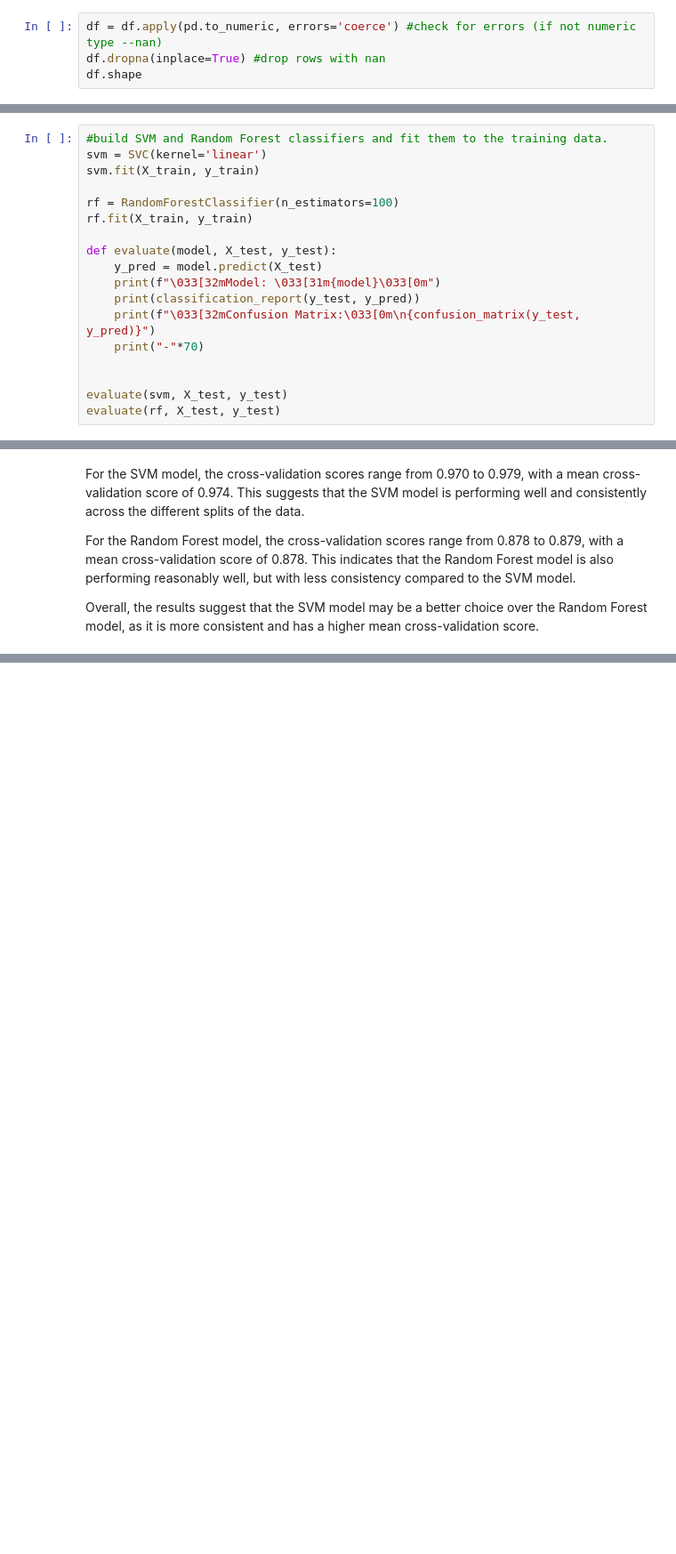
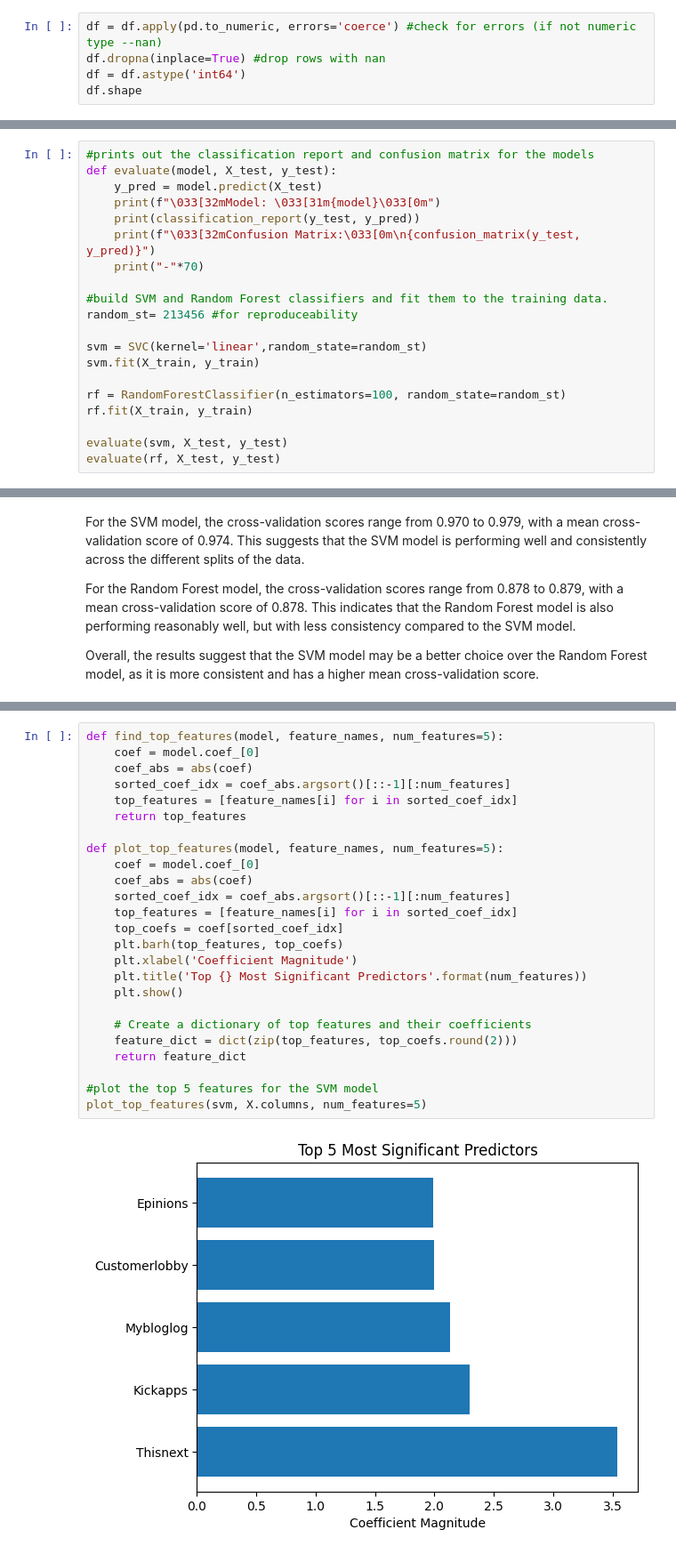
Before and after one commit to dbellenberg/CostSensitiveCreditRisk, a Jupyter notebook: CA_02/CA_02_Bellenberg.ipynb, the cells around one changed output, grey strips where cells are left out. Shown at 89% size. Saved outputs shown, nothing was run; the diff lists cells and outputs as text; blank space fills up the shorter version.

```diff
--- a/CA_02/CA_02_Bellenberg.ipynb
+++ b/CA_02/CA_02_Bellenberg.ipynb
@@ -71,6 +68,7 @@ df.shape
 # %%
 df = df.apply(pd.to_numeric, errors='coerce') #check for errors (if not numeric type --nan)
 df.dropna(inplace=True) #drop rows with nan
+df = df.astype('int64')
 df.shape
 # %% [output]
 (9358, 82)
@@ -93,11 +91,5 @@ X_train, X_test, y_train, y_test = train_test_split(X, y, test_size=0.2, random_
 # %%
-#build SVM and Random Forest classifiers and fit them to the training data.
-svm = SVC(kernel='linear')
-svm.fit(X_train, y_train)
-
-rf = RandomForestClassifier(n_estimators=100)
-rf.fit(X_train, y_train)
-
+#prints out the classification report and confusion matrix for the models
 def evaluate(model, X_test, y_test):
     y_pred = model.predict(X_test)
     print(f"\033[32mModel: \033[31m{model}\033[0m")
@@ -105,6 +97,14 @@ def evaluate(model, X_test, y_test):
     print(f"\033[32mConfusion Matrix:\033[0m\n{confusion_matrix(y_test, y_pred)}")
     print("-"*70)
 
+#build SVM and Random Forest classifiers and fit them to the training data.
+random_st= 213456 #for reproduceability
+
+svm = SVC(kernel='linear',random_state=random_st)
+svm.fit(X_train, y_train)
+
+rf = RandomForestClassifier(n_estimators=100, random_state=random_st)
+rf.fit(X_train, y_train)
 
 evaluate(svm, X_test, y_test)
 evaluate(rf, X_test, y_test)
@@ -146,0 +159,27 @@ Overall, the results suggest that the SVM model may be a better choice over the
+# %%
+def find_top_features(model, feature_names, num_features=5):
+    coef = model.coef_[0]
+    coef_abs = abs(coef)
+    sorted_coef_idx = coef_abs.argsort()[::-1][:num_features]
+    top_features = [feature_names[i] for i in sorted_coef_idx]
+    return top_features
+
+def plot_top_features(model, feature_names, num_features=5):
+    coef = model.coef_[0]
+    coef_abs = abs(coef)
+    sorted_coef_idx = coef_abs.argsort()[::-1][:num_features]
+    top_features = [feature_names[i] for i in sorted_coef_idx]
+    top_coefs = coef[sorted_coef_idx]
+    plt.barh(top_features, top_coefs)
+    plt.xlabel('Coefficient Magnitude')
+    plt.title('Top {} Most Significant Predictors'.format(num_features))
+    plt.show()
+
+    # Create a dictionary of top features and their coefficients
+    feature_dict = dict(zip(top_features, top_coefs.round(2)))
+    return feature_dict
+
+#plot the top 5 features for the SVM model
+plot_top_features(svm, X.columns, num_features=5)
+# %% [output]
+[figure, added]
```
Also changed, not shown: parts of 12 cells of this notebook.
